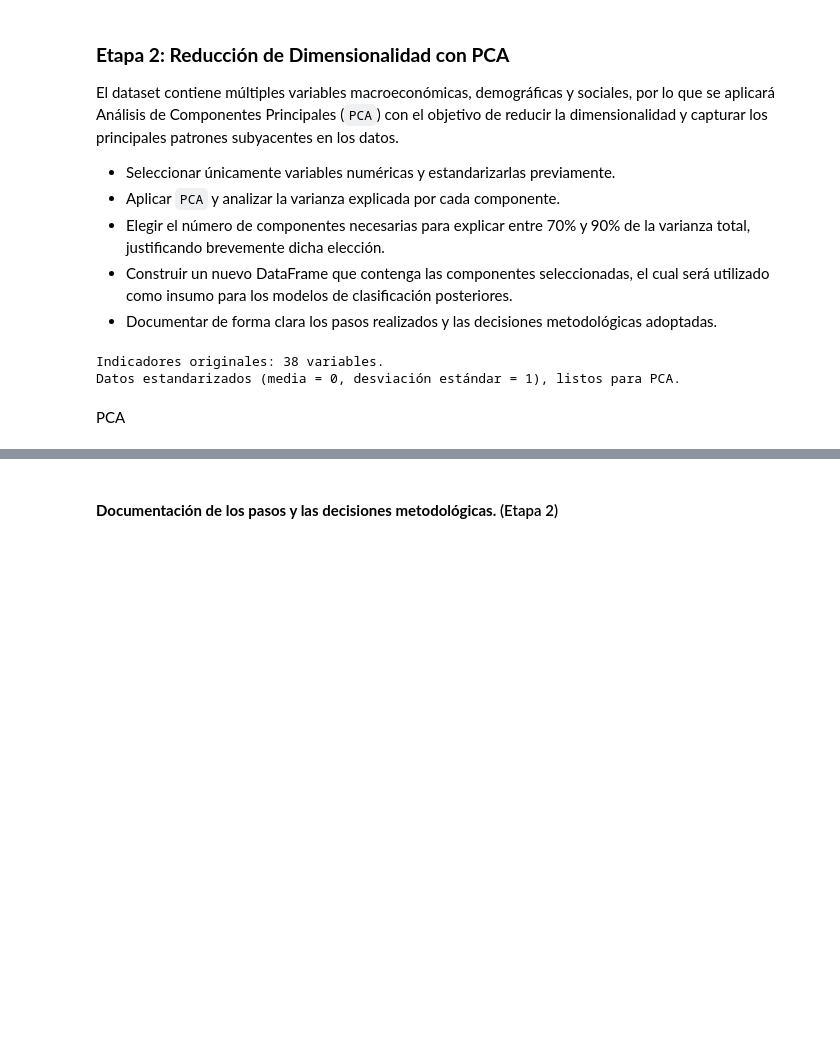
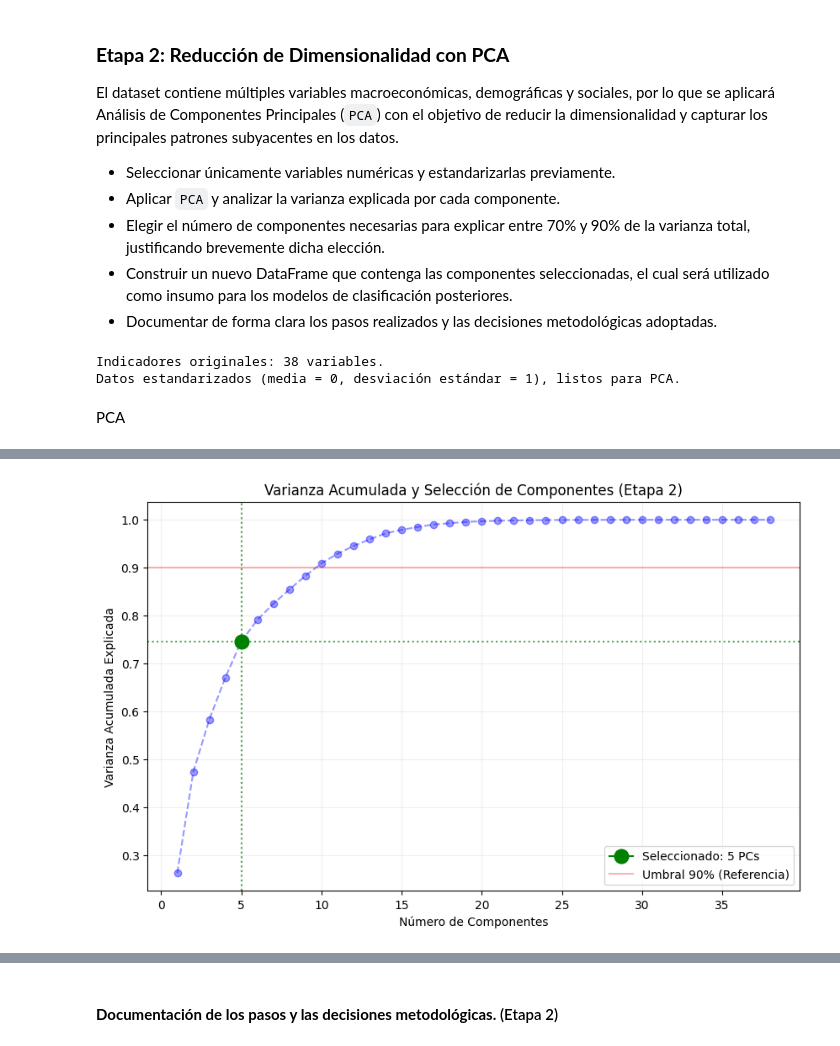
Before and after one commit to javiera-123/portafolio, a Jupyter notebook: Examen.ipynb, the cells around one changed output, grey strips where cells are left out. Saved outputs shown, nothing was run; the diff lists cells and outputs as text; code cells hidden in the pictures; blank space fills up the shorter version.

```diff
--- a/Examen.ipynb
+++ b/Examen.ipynb
@@ -602,0 +554,79 @@ Nuevo DataFrame listo para clasificación:
+# %%
+from sklearn.decomposition import PCA
+import matplotlib.pyplot as plt
+import numpy as np
+import pandas as pd
+from sklearn.preprocessing import StandardScaler
+
+# X contiene solo las columnas numéricas (indicadores) que fueron limpiadas en la Etapa 1.
+
+X = df_wb_limpio.select_dtypes(include=np.number)
+
+# y contiene la columna categórica (PIB_Level).
+
+y = df_wb_limpio['PIB_Level']
+
+# Iniciamos el escalador.
+
+scaler = StandardScaler()
+
+# ajustamos y transformarmos X (aplicando la estandarización).
+
+X_scaled = scaler.fit_transform(X)
+
+# Ajuste inicial de PCA para obtener la varianza de todas las variables.
+
+pca = PCA()
+pca.fit(X_scaled)
+varianza_acumulada = np.cumsum(pca.explained_variance_ratio_)
+
+# Definimos el número de componentes.
+
+n_optimo = 5
+
+# Gráficamos la Varianza Acumulada destacando la elección previa.
+
+plt.figure(figsize=(10, 6))
+plt.plot(range(1, len(varianza_acumulada) + 1), varianza_acumulada, marker='o', linestyle='--', color='blue', alpha=0.4)
+
+# Resaltamos el punto de los 5 componentes para mas claridad visual.
+
+varianza_en_n = varianza_acumulada[n_optimo - 1]
+plt.plot(n_optimo, varianza_en_n, marker='o', markersize=12, color='green', label=f'Seleccionado: {n_optimo} PCs')
+plt.axvline(x=n_optimo, color='green', linestyle=':', alpha=0.7)
+plt.axhline(y=varianza_en_n, color='green', linestyle=':', alpha=0.7)
+
+
+# Línea de referencia del 90% (para mostrar dónde estaría el umbral estadístico).
+
+plt.axhline(y=0.90, color='red', linestyle='-', alpha=0.3, label='Umbral 90% (Referencia)')
+
+plt.title('Varianza Acumulada y Selección de Componentes (Etapa 2)')
+plt.xlabel('Número de Componentes')
+plt.ylabel('Varianza Acumulada Explicada')
+plt.legend(loc='lower right')
+plt.grid(True, alpha=0.2)
+plt.show()
+
+# Justificacamos la Metodológica.
+
+print(f"--- Justificación Metodológica ---")
+print(f"Se seleccionaron {n_optimo} componentes principales.")
+print(f"Esta elección nos permite reducir la dimensionalidad de {X.shape[1]} a {n_optimo} variables,")
+print(f"manteniendo el {varianza_en_n:.2%} de la información original (varianza).")
+print(f"Esto asegura una simplificación del modelo sin una pérdida significativa de capacidad predictiva,")
+print(f"cumpliendo con el principio de parsimonia para evitar el sobreajuste.")
+
+# Aplicamos finalmente el PCA y creamos el DataFrame.
+
+pca_final = PCA(n_components=n_optimo)
+X_pca = pca_final.fit_transform(X_scaled)
+
+columnas_pca = [f'PC{i+1}' for i in range(n_optimo)]
+df_pca = pd.DataFrame(data=X_pca, columns=columnas_pca)
+df_pca['PIB_Level'] = y.values # Re-incorporamos la variable objetivo
+
+print("\nNuevo DataFrame 'df_pca' creado exitosamente con 5 dimensiones.")
+print(df_pca.head())
+# %% [output]
+[figure, added]
```
Also changed, not shown: parts of 6 cells of this notebook.
